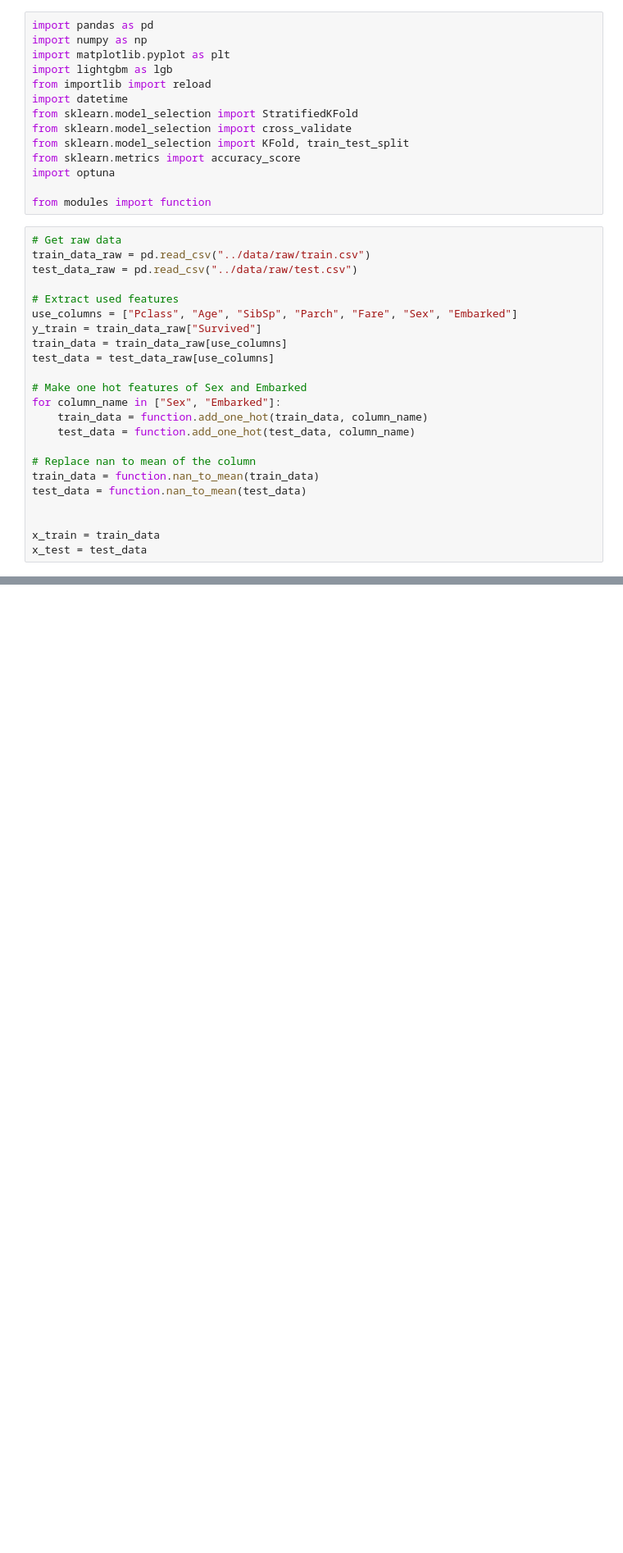
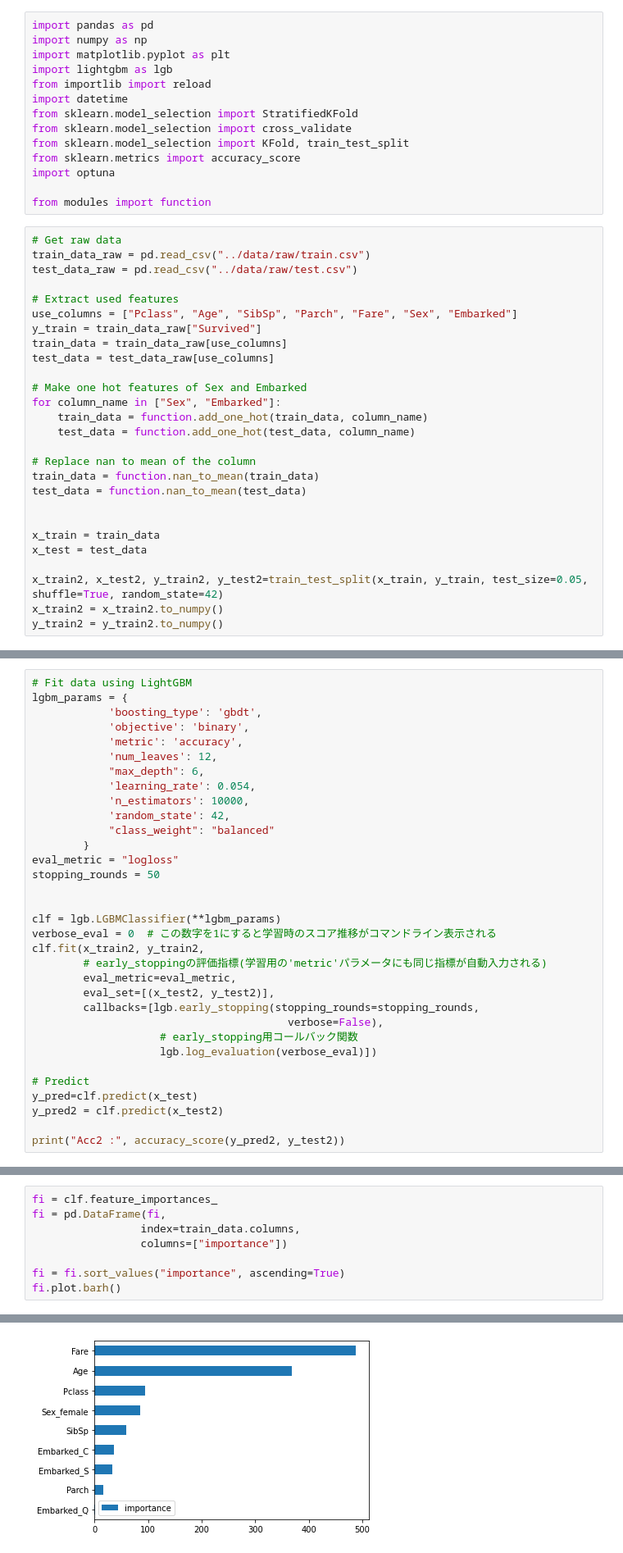
Before and after one commit to junya737/Titanic, a Jupyter notebook: scripts/main.ipynb, the cells around one changed output, grey strips where cells are left out. Shown at 82% size. Drawn from its saved outputs; the diff is of its cells as text; blank space fills up the shorter version.

```diff
--- a/scripts/main.ipynb
+++ b/scripts/main.ipynb
@@ -37,3 +37,7 @@ test_data = function.nan_to_mean(test_data)
 
 x_train = train_data
 x_test = test_data
+
+x_train2, x_test2, y_train2, y_test2=train_test_split(x_train, y_train, test_size=0.05, shuffle=True, random_state=42)
+x_train2 = x_train2.to_numpy()
+y_train2 = y_train2.to_numpy()
@@ -59,0 +44,33 @@ prediction=clf.predict(x_test)
+# %%
+# Fit data using LightGBM
+lgbm_params = {
+            'boosting_type': 'gbdt',
+            'objective': 'binary',
+            'metric': 'accuracy',
+            'num_leaves': 12,
+            "max_depth": 6,
+            'learning_rate': 0.054,
+            'n_estimators': 10000,
+            'random_state': 42,
+            "class_weight": "balanced"
+        }
+eval_metric = "logloss"
+stopping_rounds = 50
+
+
+clf = lgb.LGBMClassifier(**lgbm_params)
+verbose_eval = 0  # この数字を1にすると学習時のスコア推移がコマンドライン表示される
+clf.fit(x_train2, y_train2,
+        # early_stoppingの評価指標(学習用の'metric'パラメータにも同じ指標が自動入力される)
+        eval_metric=eval_metric,
+        eval_set=[(x_test2, y_test2)],
+        callbacks=[lgb.early_stopping(stopping_rounds=stopping_rounds,
+                                        verbose=False),
+                    # early_stopping用コールバック関数
+                    lgb.log_evaluation(verbose_eval)])
+
+# Predict
+y_pred=clf.predict(x_test)
+y_pred2 = clf.predict(x_test2)
+
+print("Acc2 :", accuracy_score(y_pred2, y_test2))
@@ -63,0 +83,9 @@ function.save_kaggle_prediction(prediction, PassengerId, "Survived", "PassengerI
+# %%
+fi = clf.feature_importances_
+fi = pd.DataFrame(fi,
+                 index=train_data.columns,
+                 columns=["importance"])
+
+fi = fi.sort_values("importance", ascending=True)
+fi.plot.barh()
+# %% [output]
@@ -64,3 +93,4 @@ function.save_kaggle_prediction(prediction, PassengerId, "Survived", "PassengerI
+[figure, added]
 # %%
 
 
```
Also changed, not shown: parts of 11 cells of this notebook.
